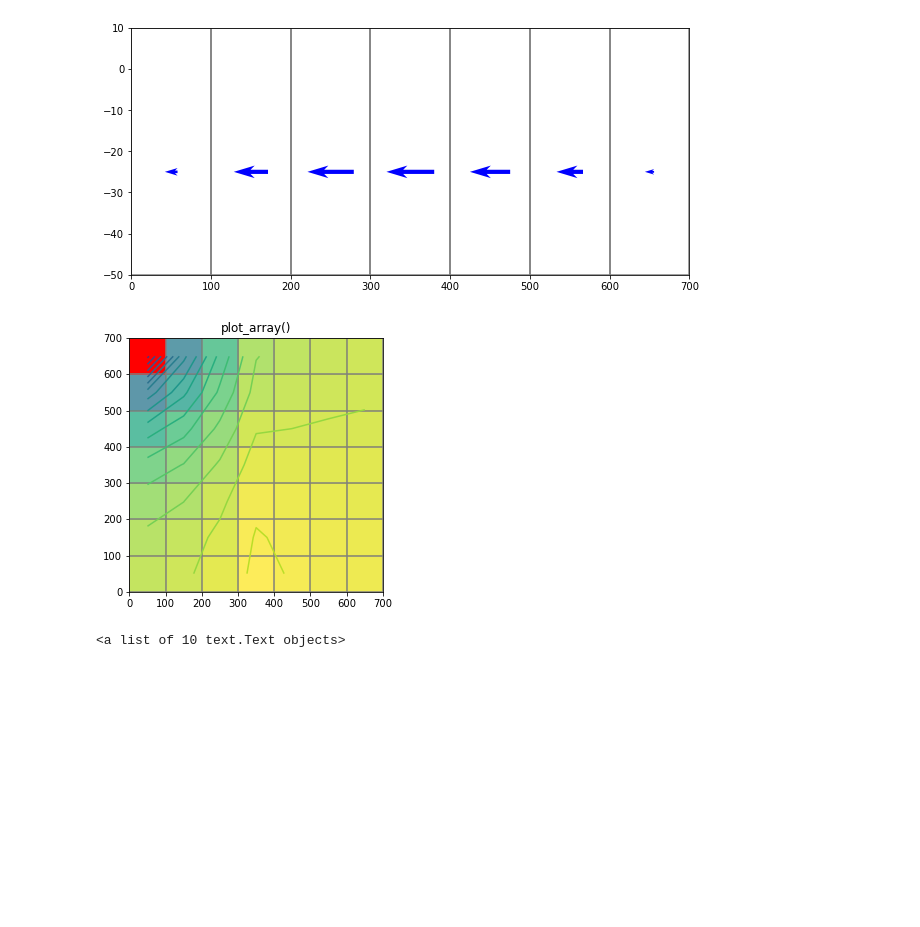
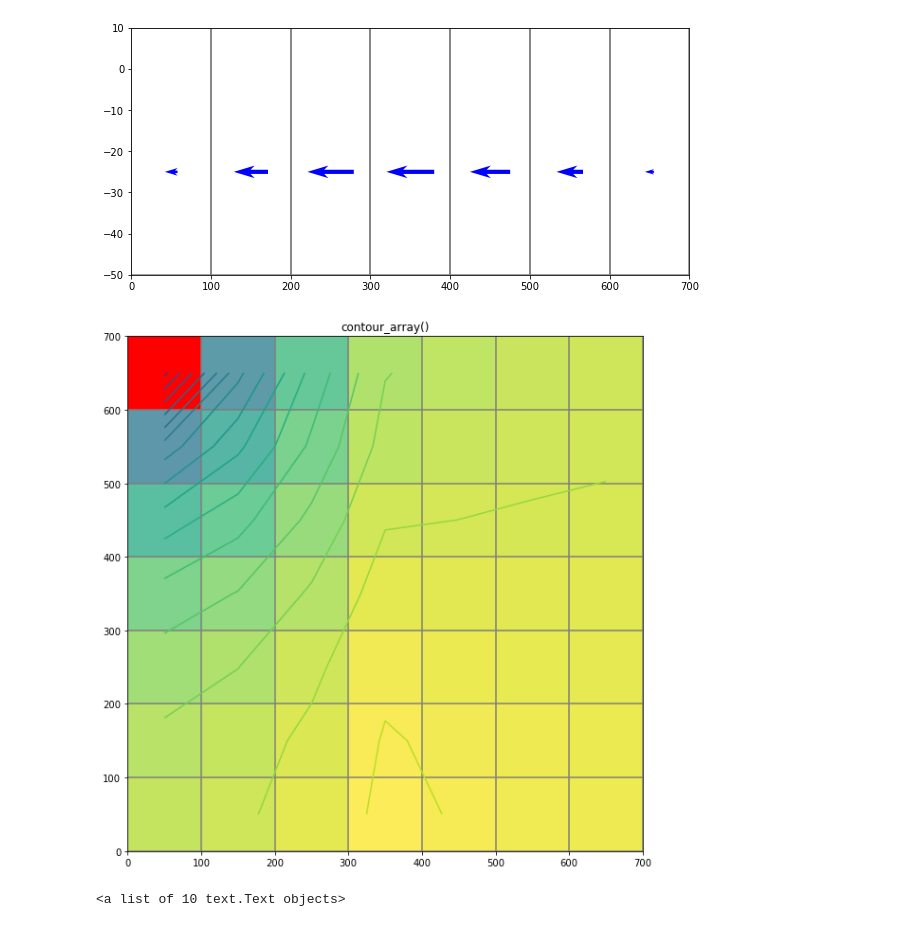
Before and after one commit to jordw22/modflow_epa, a Jupyter notebook: Notebooks/Problem 14 (Part a) - Head-Dependent Boundary Conditions.ipynb, the cells around one changed output. Drawn from its saved outputs; the diff is of its cells as text; code cells hidden in the pictures; blank space fills up the shorter version.

```diff
--- a/Notebooks/Problem 14 (Part a) - Head-Dependent Boundary Conditions.ipynb
+++ b/Notebooks/Problem 14 (Part a) - Head-Dependent Boundary Conditions.ipynb
@@ -440,21 +458,21 @@ patches = modelxsect.plot_ibound()
 # %%
 fname = os.path.join(modelname, 'p14_pa.cbc')
 head = headobj.get_data()
 levels = np.arange(-10, 0, .5)
 
 fig = plt.figure(figsize=(10, 10))
 
 #plot_array
-ax = fig.add_subplot(1, 2, 1, aspect='equal')
+ax = fig.add_subplot(1, 1, 1, aspect='equal')
 ax.set_title('contour_array()')
 modelmap = flopy.plot.ModelMap(model=mf)
 quadmesh = modelmap.plot_ibound()
 quadmesh = modelmap.plot_array(head, masked_values=[999.], alpha=0.5)
 modelmap.plot_bc("WEL")
 linecollection = modelmap.plot_grid()
 contour_set = modelmap.contour_array(head, masked_values=[999.], levels=levels)
 # %% [output]
-[figure, old version]
+[figure, new version]
 # %%
 fig = plt.figure(figsize=(10, 10))
 ax = fig.add_subplot(1, 1, 1, aspect='equal')
```
Also changed, not shown: parts of 2 cells of this notebook.
